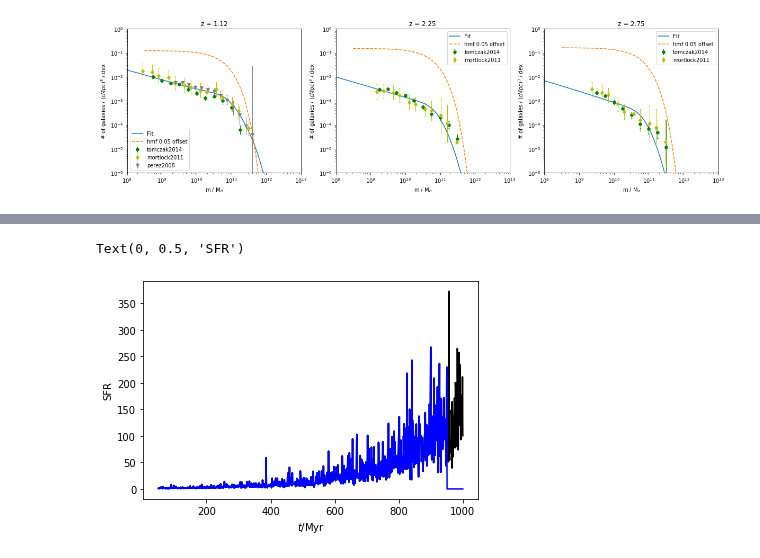
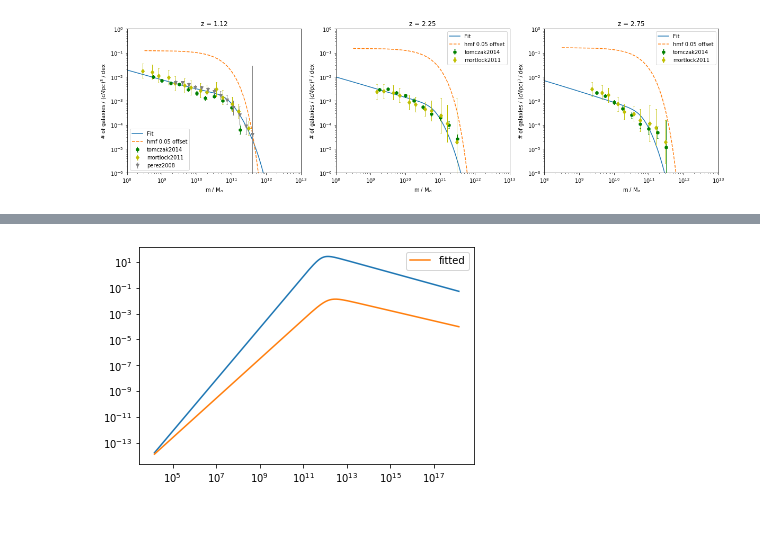
Before and after one commit to eklem1/GalaxySim, a Jupyter notebook: HMFtoSMF_nonLinear.ipynb, the cells around one changed output, grey strips where cells are left out. Drawn from its saved outputs; the diff is of its cells as text; code cells hidden in the pictures; blank space fills up the shorter version.

Commit message:
playing around with PQs, trying to copy fitting example but error with distpy

```diff
--- a/HMFtoSMF_nonLinear.ipynb
+++ b/HMFtoSMF_nonLinear.ipynb
@@ -319,29 +312,0 @@ AttributeError: 'GalaxyAggregate' object has no attribute 'histories'
-# %%
-# Extract base set of parameters using a double power-law SFE
-pars = ares.util.ParameterBundle('mirocha2017:base').pars_by_pop(0, 1)
-
-# Add modifications necessary to handle generalizations
-pars['pop_sfr_model'] = 'ensemble'
-pars['pop_aging'] = True
-pars['pop_ssp'] = True
-
-tarr = np.arange(50, 1001, 1.)       # array of times in Myr
-
-# Exponentially-rising SFH with log-normal scatter
-sfh1 = np.exp(tarr / 200.)
-sfh1 *= np.random.lognormal(size=tarr.size, sigma=0.5)
-sfh1 = np.atleast_2d(sfh1)
-
-# For contrast, compare to same SFH that is nulled for last 50 Myr
-sfh2 = sfh1.copy()
-sfh2[:,tarr > 950] = 0.0
-
-# Plot histories for sanity check
-pl.figure(1)
-pl.plot(tarr, sfh1[0], color='k')
-pl.plot(tarr, sfh2[0], color='b')
-pl.xlabel(r'$t / \mathrm{Myr}$')
-pl.ylabel(r'SFR')
-# %% [output]
-Text(0, 0.5, 'SFR')
-[figure, removed]
@@ -353,0 +313,43 @@ pop1 = ares.populations.GalaxyPopulation(**pars)
+# %%
+pars = \
+{
+ 'pop_sfr_model': 'sfe-func',
+ 'pop_sed': 'eldridge2009',
+
+ 'pop_fstar': 'pq', #parameteralized
+ 'pq_func': 'dpl_evolNPS',
+ 'pq_func_var': 'Mh',
+ 'pq_func_var2':'1+z',
+
+ 'pq_func_par0': N_0,
+ 'pq_func_par1': 10**logM_0,
+ 'pq_func_par2': 1, #beta_0, #not really
+ 'pq_func_par3': -gamma_0,
+ 'pq_func_par4': 1e9,
+ 'pq_func_par5': 1, #checked
+ 'pq_func_par6': 1,
+ 'pq_func_par7': mu,
+ 'pq_func_par8': 1, #beta_1, #not really
+ 'pq_func_par9': gamma_1,
+
+}
+# %%
+HM = pop_halo.halos.tab_M
+
+Sm_off = np.linspace(10**8.5, 10**12.5, num=len(HM))
+
+functEve = ParameterizedQuantity(**pars)
+# %%
+#this is really not the smf, only the smhm ratio
+ratioTry = functEve(Mh=HM, z=1)
+# %%
+pl.loglog(HM, ratioTry)
+
+SMF, r = SMF_Moster2010(z, pop_halo, N, M_1, beta, gamma) #* pop_halo.halos.tab_M
+ratio = 10**(r)
+pl.loglog(HM, ratio, label='fitted')
+
+pl.legend()
+pl.show()
+# %% [output]
+[figure, added]
```
Also changed, not shown: parts of 7 cells of this notebook, 3 other files.
